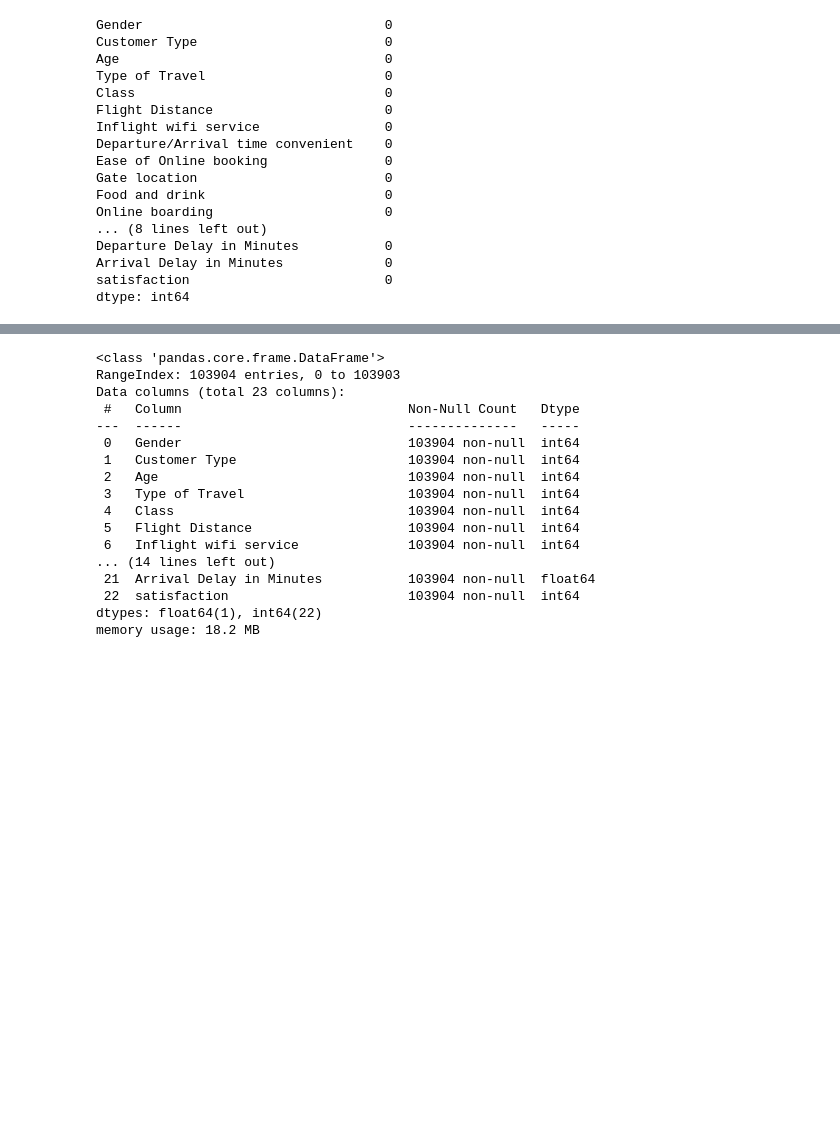
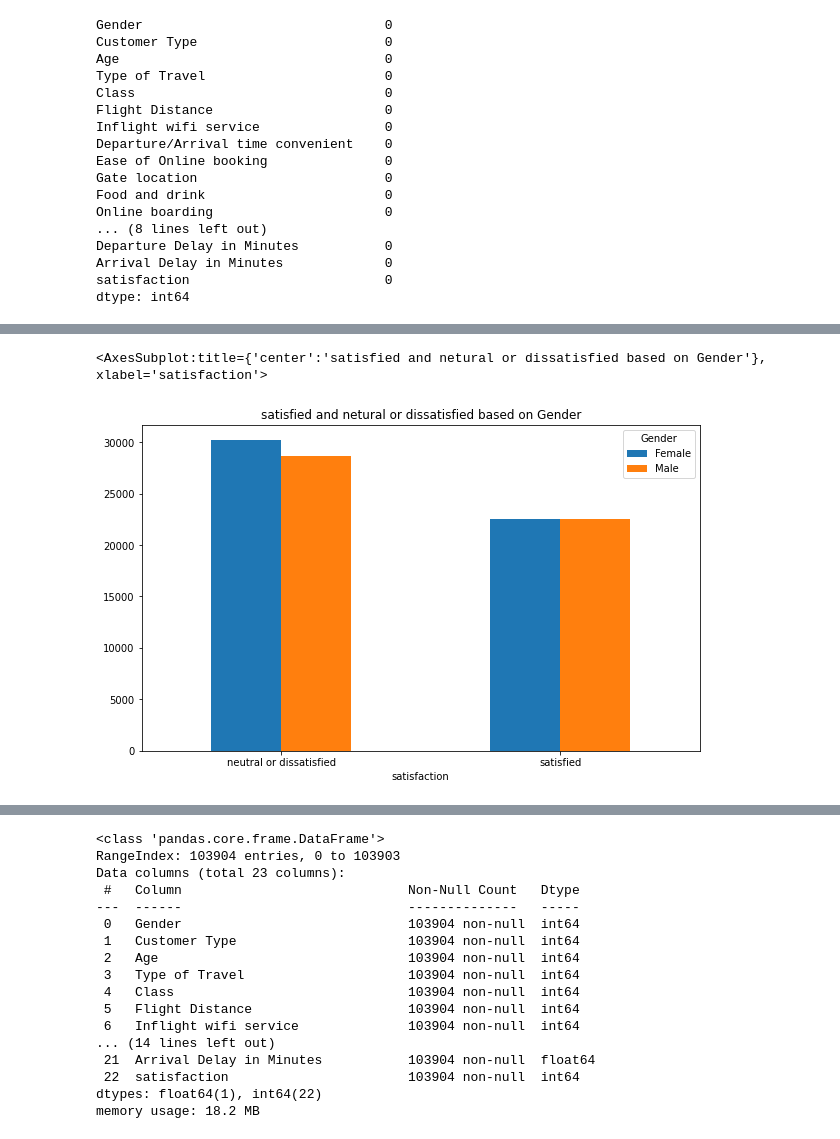
Before and after one commit to dynle/2020f-ML, a Jupyter notebook: project/airlinesatisfaction/code.ipynb, the cells around one changed output, grey strips where cells are left out. Cells and saved outputs as stored; diff of their text form; code cells hidden in the pictures; blank space fills up the shorter version.

```diff
--- a/project/airlinesatisfaction/code.ipynb
+++ b/project/airlinesatisfaction/code.ipynb
@@ -107,0 +118,6 @@ dtype: int64
+# %%
+class_df = train.groupby(['satisfaction','Gender'])['satisfaction'].count().unstack('Gender')
+class_df.plot(figsize=(10,6),title='satisfied and netural or dissatisfied based on Gender',kind='bar',rot=0)
+# %% [output]
+<AxesSubplot:title={'center':'satisfied and netural or dissatisfied based on Gender'}, xlabel='satisfaction'>
+[figure, added]
```
Also changed, not shown: parts of 19 cells of this notebook.
